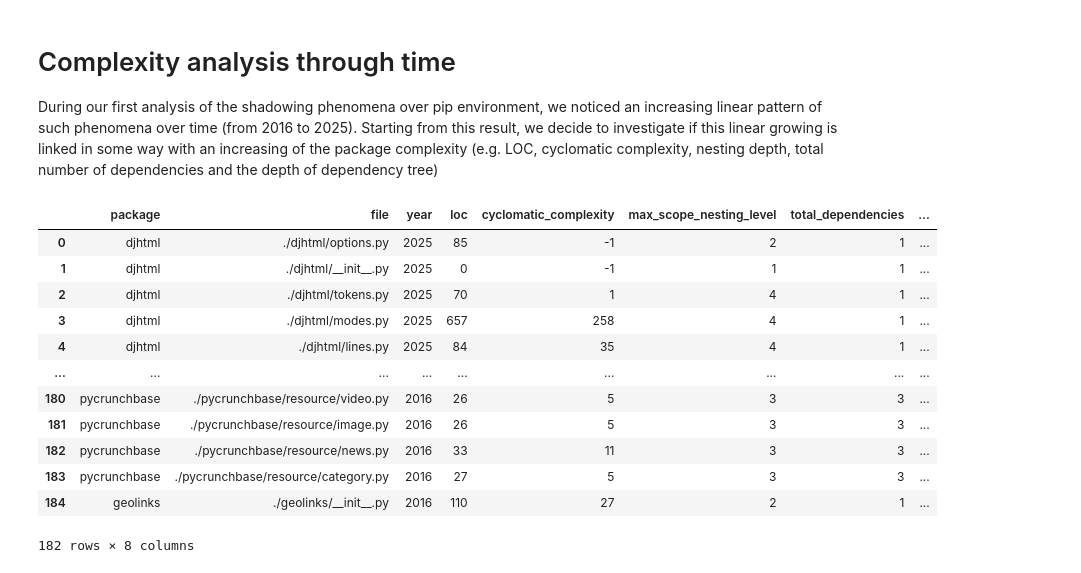
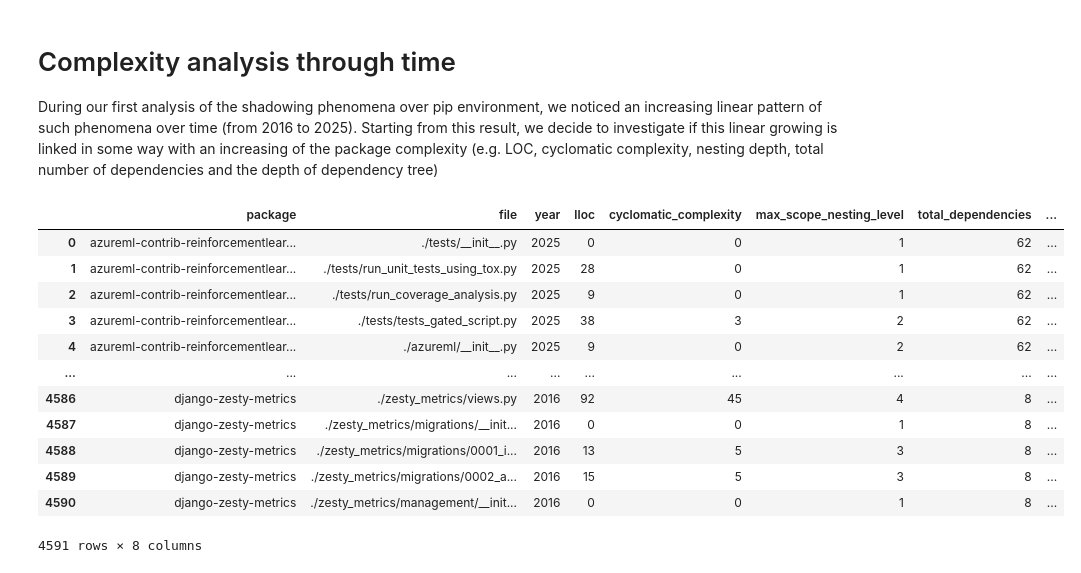
Before and after one commit to denisG99/ATCNS-Supply-Chain-Attack, a Jupyter notebook: src/complexity/analysis.ipynb, the cells around one changed output. Cells and saved outputs as stored; diff of their text form; code cells hidden in the pictures.

```diff
--- a/src/complexity/analysis.ipynb
+++ b/src/complexity/analysis.ipynb
@@ -9,25 +9,25 @@ import seaborn as sn
 # %%
-DATA_PATH = "../../data/complexity/test.csv"
+DATA_PATH = "../../data/complexity/complexity.csv"
 
 df  = pd.read_csv(DATA_PATH)
 
 df.dropna(inplace=True)
 
 df
 # %% [output]
-|  | package | file | year | loc | cyclomatic_complexity | max_scope_nesting_level | total_dependencies | ... |
-| 0 | djhtml | ./djhtml/options.py | 2025 | 85 | -1 | 2 | 1 | ... |
-| 1 | djhtml | ./djhtml/__init__.py | 2025 | 0 | -1 | 1 | 1 | ... |
-| 2 | djhtml | ./djhtml/tokens.py | 2025 | 70 | 1 | 4 | 1 | ... |
-| 3 | djhtml | ./djhtml/modes.py | 2025 | 657 | 258 | 4 | 1 | ... |
-| 4 | djhtml | ./djhtml/lines.py | 2025 | 84 | 35 | 4 | 1 | ... |
+|  | package | file | year | lloc | cyclomatic_complexity | max_scope_nesting_level | total_dependencies | ... |
+| 0 | azureml-contrib-reinforcementlear... | ./tests/__init__.py | 2025 | 0 | 0 | 1 | 62 | ... |
+| 1 | azureml-contrib-reinforcementlear... | ./tests/run_unit_tests_using_tox.py | 2025 | 28 | 0 | 1 | 62 | ... |
+| 2 | azureml-contrib-reinforcementlear... | ./tests/run_coverage_analysis.py | 2025 | 9 | 0 | 1 | 62 | ... |
+| 3 | azureml-contrib-reinforcementlear... | ./tests/tests_gated_script.py | 2025 | 38 | 3 | 2 | 62 | ... |
+| 4 | azureml-contrib-reinforcementlear... | ./azureml/__init__.py | 2025 | 9 | 0 | 2 | 62 | ... |
 | ... | ... | ... | ... | ... | ... | ... | ... | ... |
-| 180 | pycrunchbase | ./pycrunchbase/resource/video.py | 2016 | 26 | 5 | 3 | 3 | ... |
-| 181 | pycrunchbase | ./pycrunchbase/resource/image.py | 2016 | 26 | 5 | 3 | 3 | ... |
-| 182 | pycrunchbase | ./pycrunchbase/resource/news.py | 2016 | 33 | 11 | 3 | 3 | ... |
-| 183 | pycrunchbase | ./pycrunchbase/resource/category.py | 2016 | 27 | 5 | 3 | 3 | ... |
-| 184 | geolinks | ./geolinks/__init__.py | 2016 | 110 | 27 | 2 | 1 | ... |
+| 4586 | django-zesty-metrics | ./zesty_metrics/views.py | 2016 | 92 | 45 | 4 | 8 | ... |
+| 4587 | django-zesty-metrics | ./zesty_metrics/migrations/__init... | 2016 | 0 | 0 | 1 | 8 | ... |
+| 4588 | django-zesty-metrics | ./zesty_metrics/migrations/0001_i... | 2016 | 13 | 5 | 3 | 8 | ... |
+| 4589 | django-zesty-metrics | ./zesty_metrics/migrations/0002_a... | 2016 | 15 | 5 | 3 | 8 | ... |
+| 4590 | django-zesty-metrics | ./zesty_metrics/management/__init... | 2016 | 0 | 0 | 1 | 8 | ... |
-182 rows × 8 columns
+4591 rows × 8 columns
 # %%
 # wrangling dataframe to have it package-wise
 df_packages = df.groupby(["year", "package"]).agg(
```
Also changed, not shown: parts of 5 cells of this notebook.
